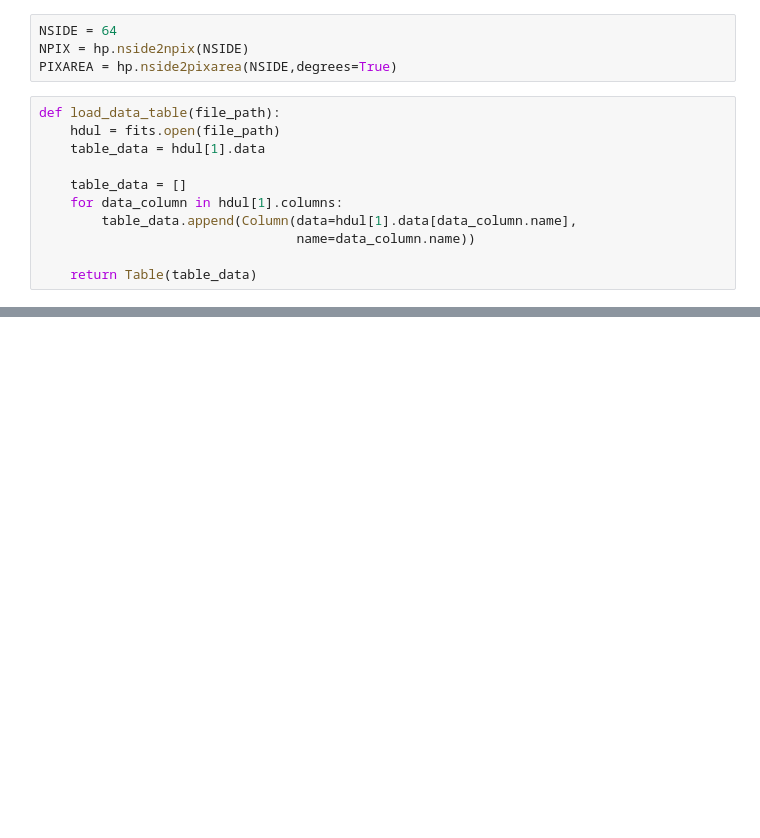
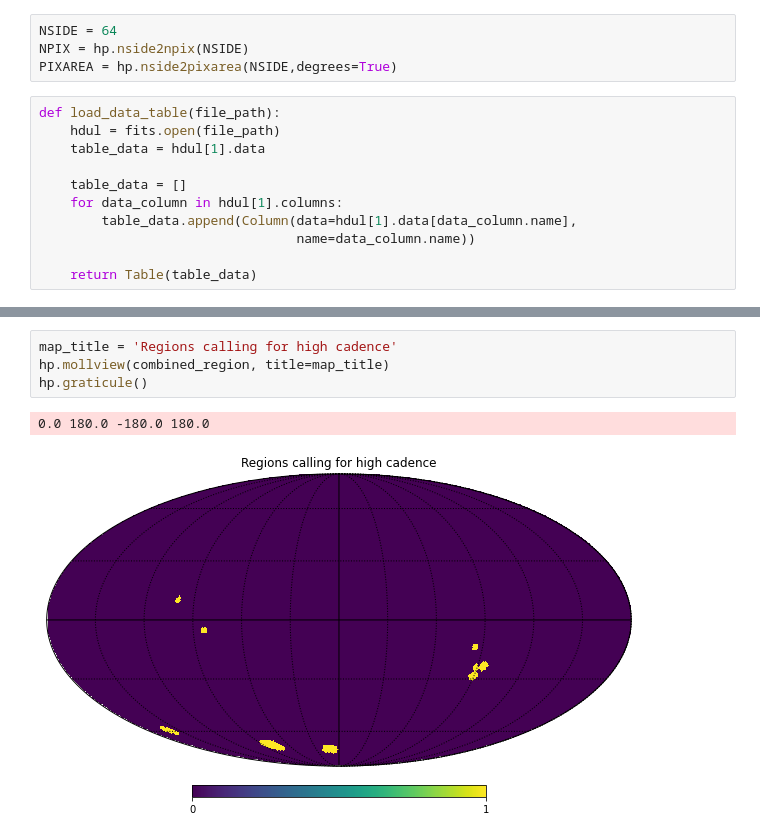
Before and after one commit to LSST-TVSSC/software_tools, a Jupyter notebook: GalPlaneSurvey/Minimum_GalPlane_High_Cadence_Zone.ipynb, the cells around one changed output, grey strips where cells are left out. Cells and saved outputs as stored; diff of their text form; blank space fills up the shorter version.

```diff
--- a/GalPlaneSurvey/Minimum_GalPlane_High_Cadence_Zone.ipynb
+++ b/GalPlaneSurvey/Minimum_GalPlane_High_Cadence_Zone.ipynb
@@ -80,0 +79,7 @@ Area of combined survey region = 150.23sq deg.
+# %%
+map_title = 'Regions calling for high cadence'
+hp.mollview(combined_region, title=map_title)
+hp.graticule()
+# %% [output]
+0.0 180.0 -180.0 180.0
+[figure, added]
```
Also changed, not shown: parts of 2 cells of this notebook, 3 other files.
